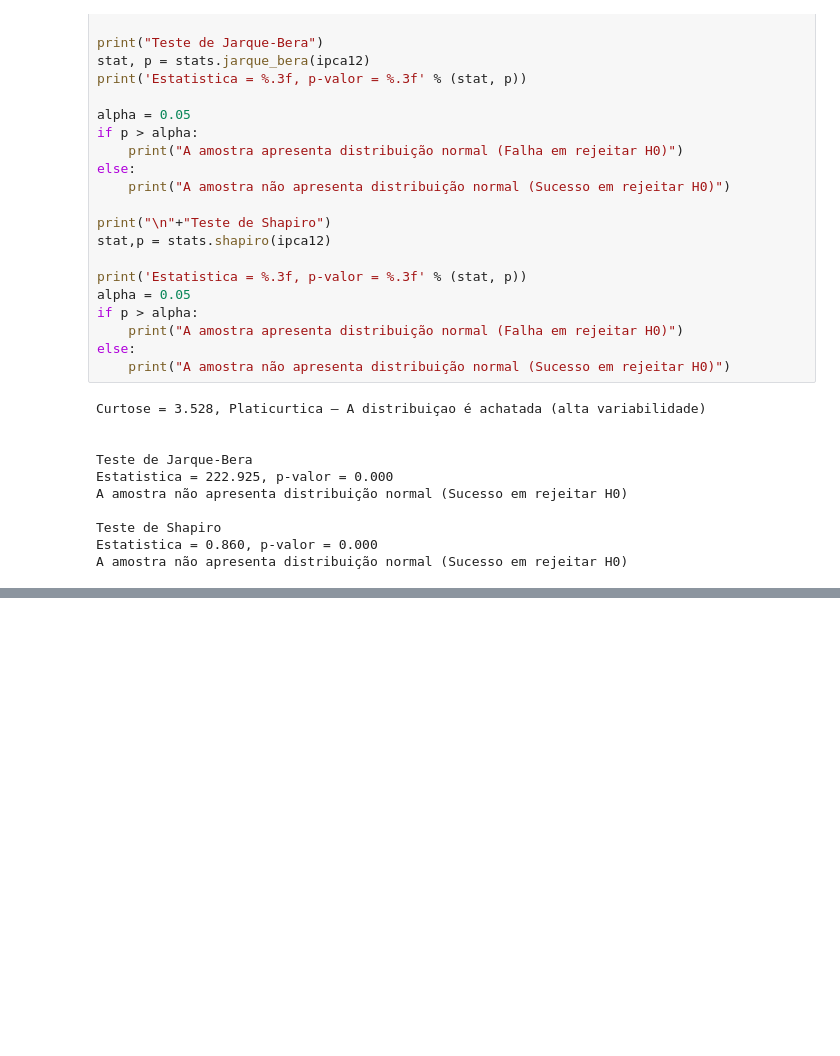
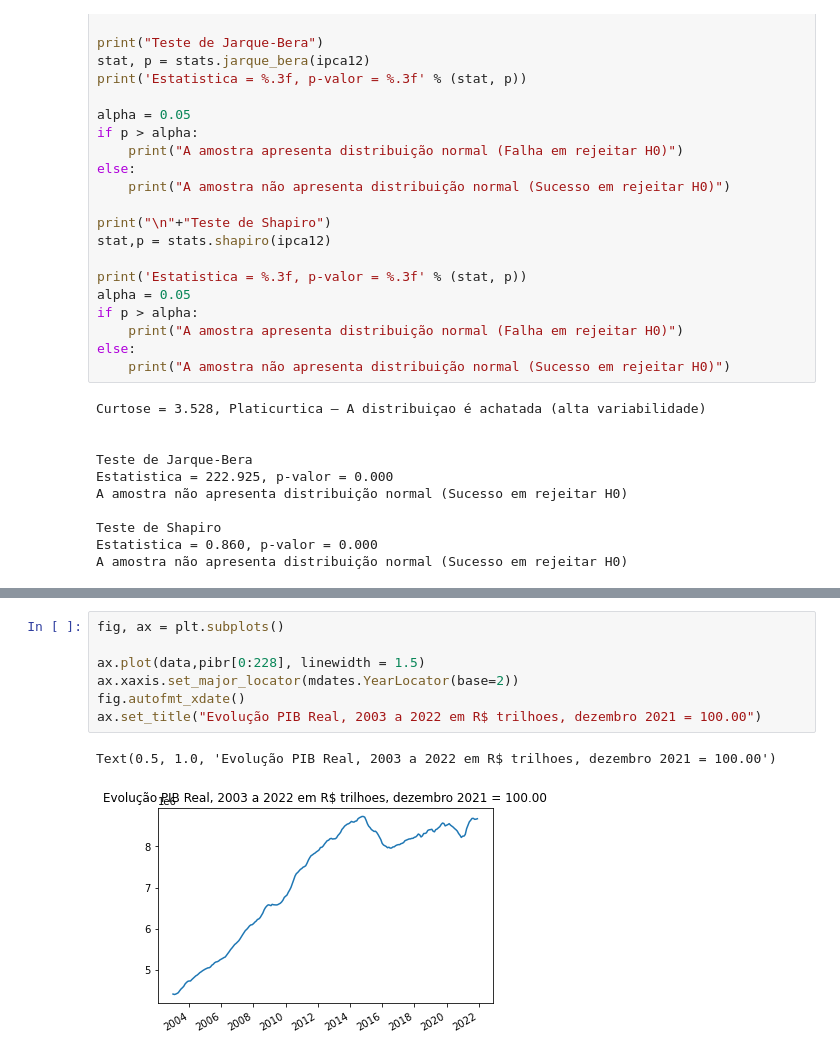
Before and after one commit to rehpires/EconometriaUFPB-2022, a Jupyter notebook: Atividade 2.ipynb, the cells around one changed output, grey strips where cells are left out. Cells and saved outputs as stored; diff of their text form; blank space fills up the shorter version.

```diff
--- a/Atividade 2.ipynb
+++ b/Atividade 2.ipynb
@@ -326,0 +353,10 @@ df["Deflator"] = deflat
+# %%
+fig, ax = plt.subplots()
+
+ax.plot(data,pibr[0:228], linewidth = 1.5)
+ax.xaxis.set_major_locator(mdates.YearLocator(base=2))
+fig.autofmt_xdate()
+ax.set_title("Evolução PIB Real, 2003 a 2022 em R$ trilhoes, dezembro 2021 = 100.00")
+# %% [output]
+Text(0.5, 1.0, 'Evolução PIB Real, 2003 a 2022 em R$ trilhoes, dezembro 2021 = 100.00')
+[figure, added]
```
Also changed, not shown: parts of 12 cells of this notebook, 2 other files.
